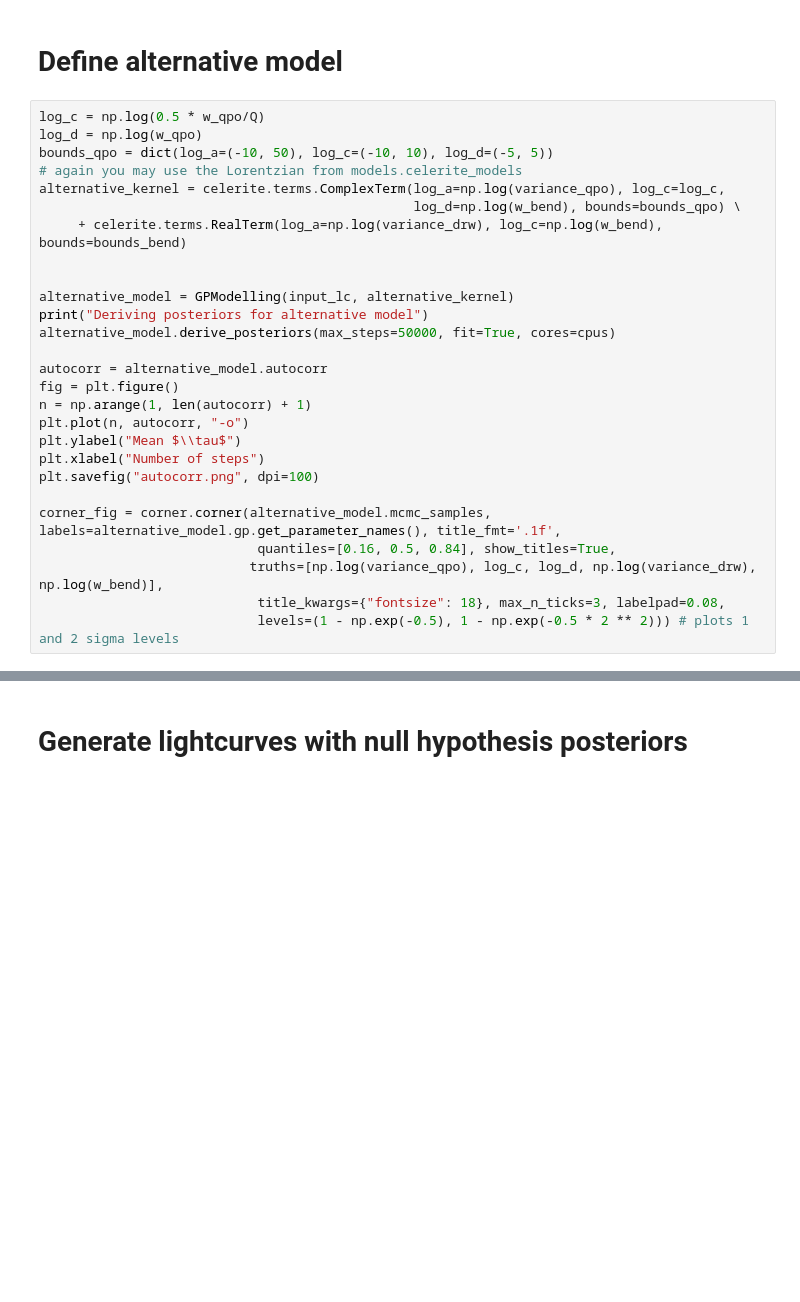
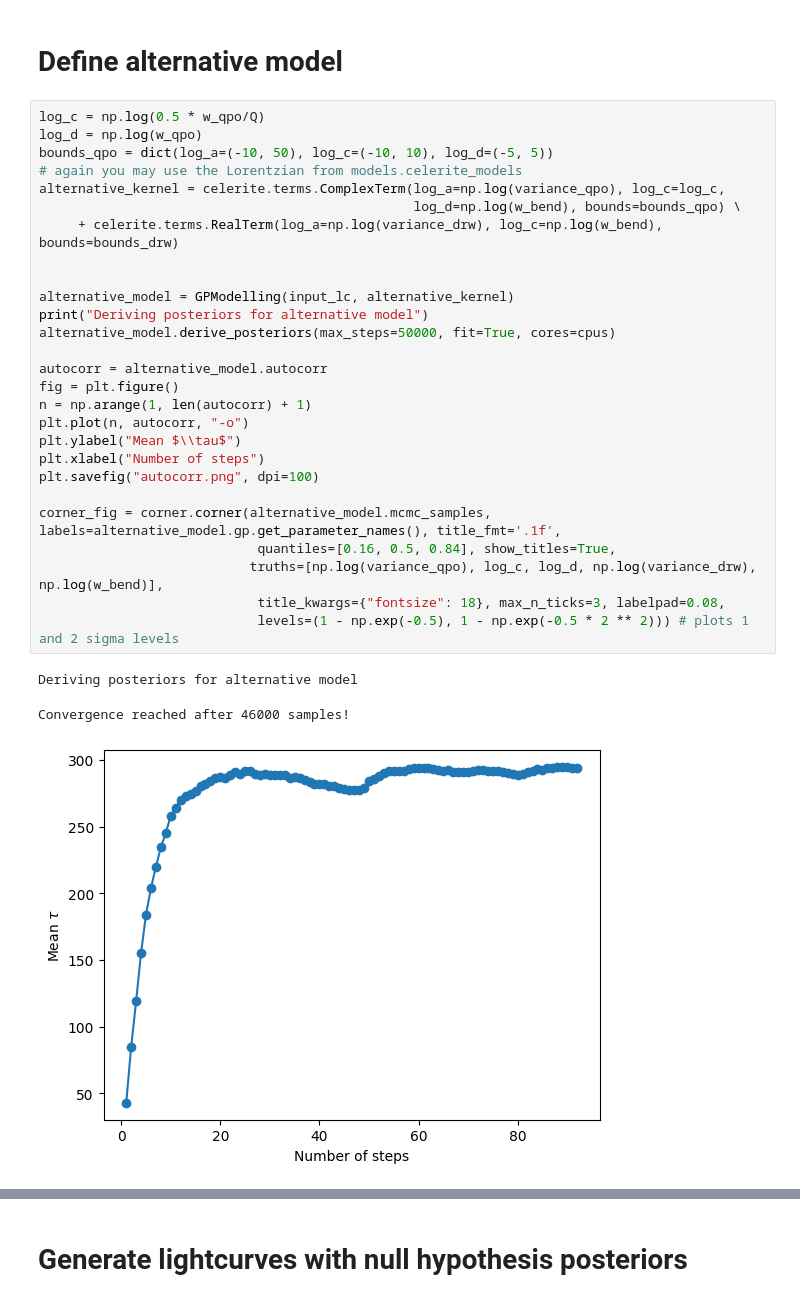
Before and after one commit to andresgur/mind_the_gaps, a Jupyter notebook: notebooks/tutorial_ppp.ipynb, the cells around one changed output, grey strips where cells are left out. Saved outputs shown, nothing was run; the diff lists cells and outputs as text; blank space fills up the shorter version.

```diff
--- a/notebooks/tutorial_ppp.ipynb
+++ b/notebooks/tutorial_ppp.ipynb
@@ -249,27 +282,31 @@ plt.savefig("autocorr.png", dpi=100)
 # %%
 log_c = np.log(0.5 * w_qpo/Q)
 log_d = np.log(w_qpo)
 bounds_qpo = dict(log_a=(-10, 50), log_c=(-10, 10), log_d=(-5, 5))
 # again you may use the Lorentzian from models.celerite_models
 alternative_kernel = celerite.terms.ComplexTerm(log_a=np.log(variance_qpo), log_c=log_c,
                                                 log_d=np.log(w_bend), bounds=bounds_qpo) \
-     + celerite.terms.RealTerm(log_a=np.log(variance_drw), log_c=np.log(w_bend), bounds=bounds_bend)
+     + celerite.terms.RealTerm(log_a=np.log(variance_drw), log_c=np.log(w_bend), bounds=bounds_drw)
 
 
 alternative_model = GPModelling(input_lc, alternative_kernel)
 print("Deriving posteriors for alternative model")
 alternative_model.derive_posteriors(max_steps=50000, fit=True, cores=cpus)
 
 autocorr = alternative_model.autocorr
 fig = plt.figure()
 n = np.arange(1, len(autocorr) + 1)
 plt.plot(n, autocorr, "-o")
 plt.ylabel("Mean $\\tau$")
 plt.xlabel("Number of steps")
 plt.savefig("autocorr.png", dpi=100)
 
 corner_fig = corner.corner(alternative_model.mcmc_samples, labels=alternative_model.gp.get_parameter_names(), title_fmt='.1f',
                             quantiles=[0.16, 0.5, 0.84], show_titles=True,
                            truths=[np.log(variance_qpo), log_c, log_d, np.log(variance_drw), np.log(w_bend)],
                             title_kwargs={"fontsize": 18}, max_n_ticks=3, labelpad=0.08,
                             levels=(1 - np.exp(-0.5), 1 - np.exp(-0.5 * 2 ** 2))) # plots 1 and 2 sigma levels
+# %% [output]
+Deriving posteriors for alternative model
+Convergence reached after 46000 samples!
+[figure, added]
```
Also changed, not shown: parts of 8 cells of this notebook.
